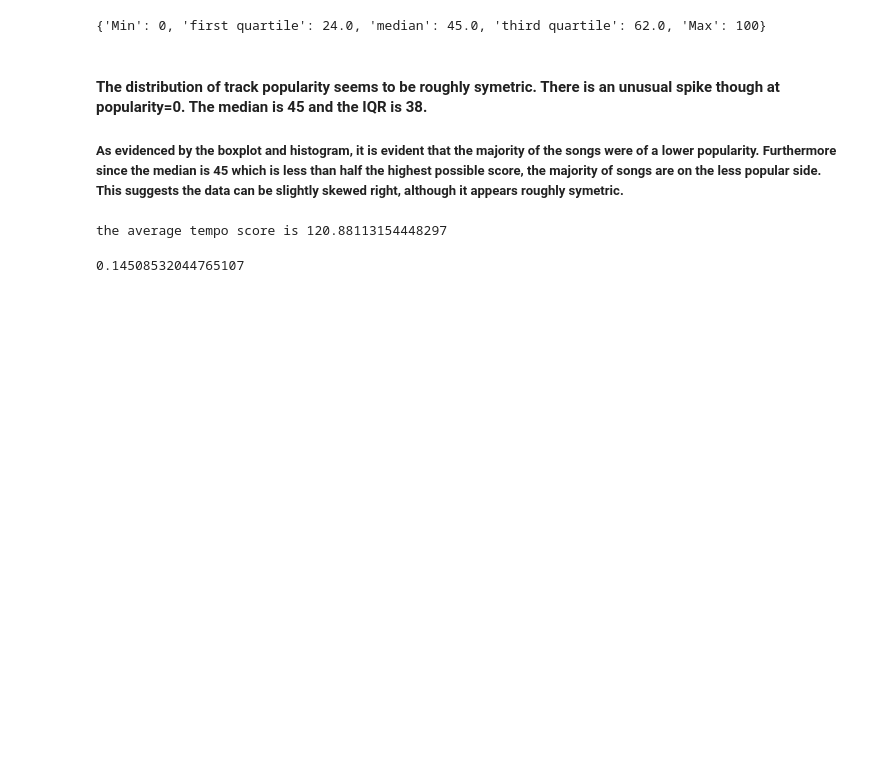
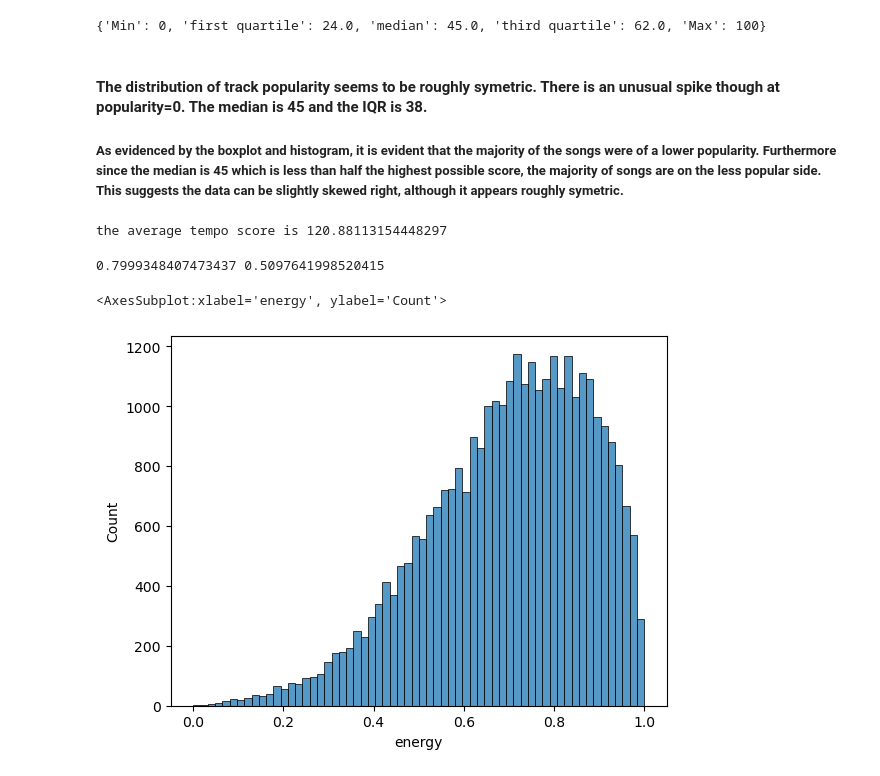
Before and after one commit to Charred-Baguette/AI-AT-CCIC, a Jupyter notebook: Semester 1/Spotify/SpotifySongs.ipynb, the cells around one changed output. Cells and saved outputs as stored; diff of their text form; code cells hidden in the pictures; blank space fills up the shorter version.

```diff
--- a/Semester 1/Spotify/SpotifySongs.ipynb
+++ b/Semester 1/Spotify/SpotifySongs.ipynb
@@ -73,6 +73,4 @@ the average tempo score is 120.88113154448297
 def standard_deviation(column):
     dev=df[column].std()
     return dev
-standard_deviation('danceability')
+dancestd=standard_deviation('danceability')
-# %% [output]
-0.14508532044765107
@@ -78,0 +79,11 @@ standard_deviation('danceability')
+# %%
+highst=dancemean+dancestd
+lowst=dancemean-dancestd
+print(highst, lowst)
+# %% [output]
+0.7999348407473437 0.5097641998520415
+# %%
+sb.histplot(data=df, x='energy')
+# %% [output]
+<AxesSubplot:xlabel='energy', ylabel='Count'>
+[figure, added]
```
Also changed, not shown: parts of 1 cell of this notebook.
